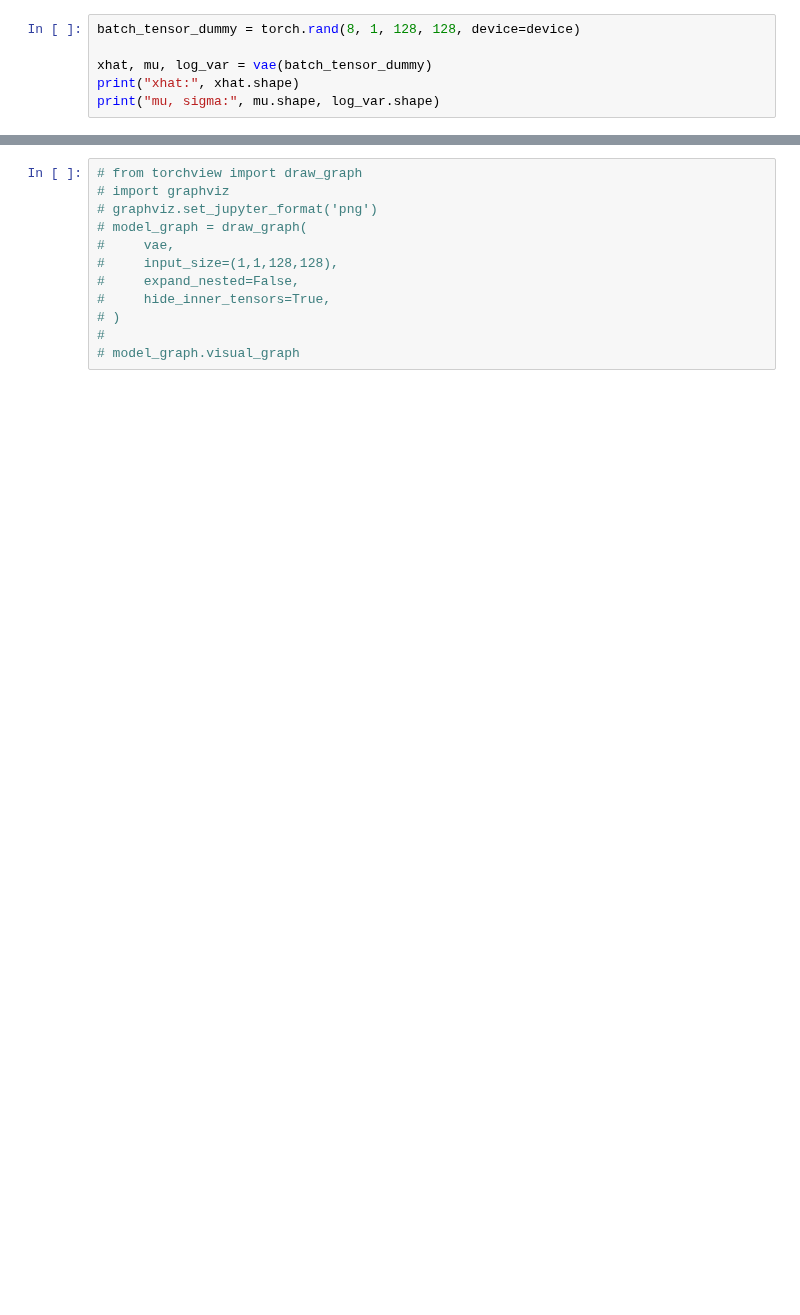
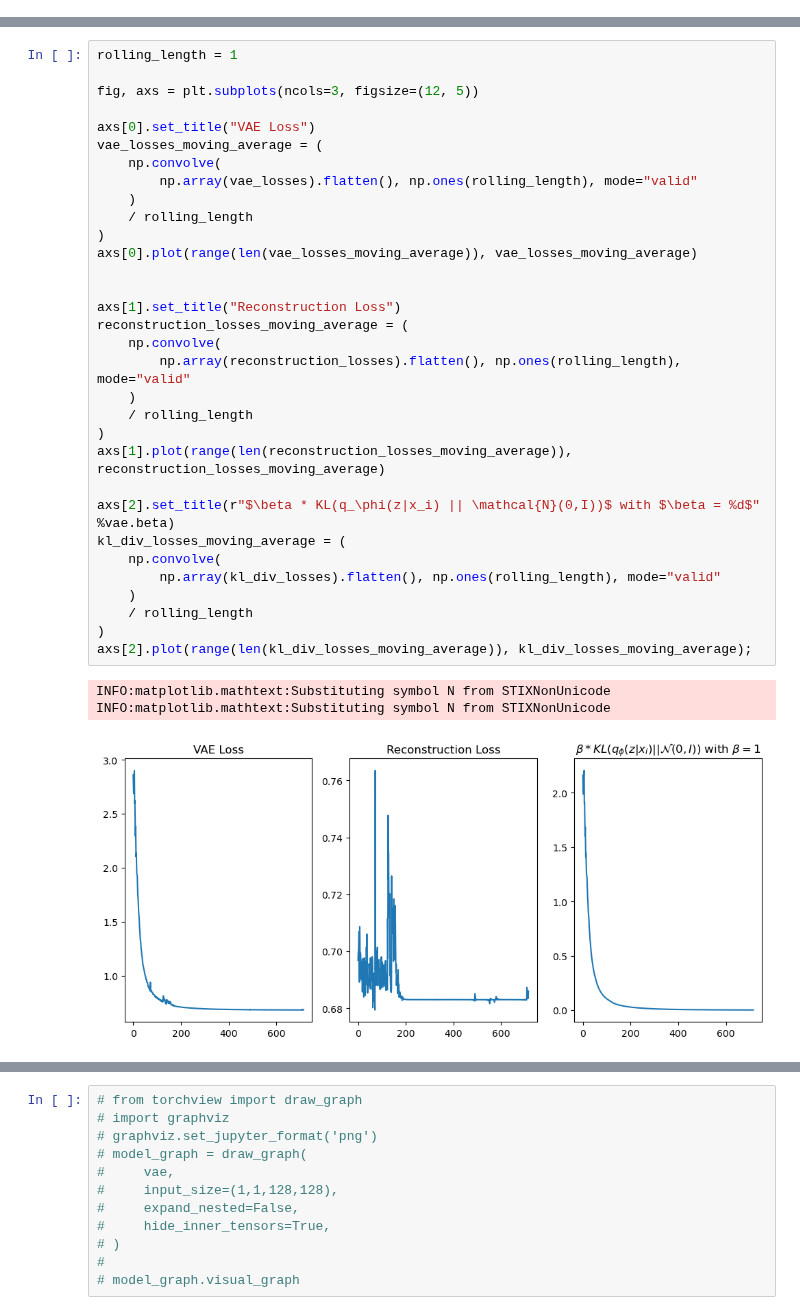
Before and after one commit to till2/self-driving-car, a Jupyter notebook: Dreamer.ipynb, the cells around one changed output, grey strips where cells are left out. Cells and saved outputs as stored; diff of their text form; blank space fills up the shorter version.

```diff
--- a/Dreamer.ipynb
+++ b/Dreamer.ipynb
@@ -514,6 +0,0 @@ print(vae.get_num_params())
-# %%
-batch_tensor_dummy = torch.rand(8, 1, 128, 128, device=device)
-
-xhat, mu, log_var = vae(batch_tensor_dummy)
-print("xhat:", xhat.shape)
-print("mu, sigma:", mu.shape, log_var.shape)
@@ -688,0 +425,36 @@ interactive(children=(FloatSlider(value=0.0, description='z 1', max=1.0, step=0.
+# %%
+rolling_length = 1
+
+fig, axs = plt.subplots(ncols=3, figsize=(12, 5))
+
+axs[0].set_title("VAE Loss")
+vae_losses_moving_average = (
+    np.convolve(
+        np.array(vae_losses).flatten(), np.ones(rolling_length), mode="valid"
+    )
+    / rolling_length
+)
+axs[0].plot(range(len(vae_losses_moving_average)), vae_losses_moving_average)
+
+
+axs[1].set_title("Reconstruction Loss")
+reconstruction_losses_moving_average = (
+    np.convolve(
+        np.array(reconstruction_losses).flatten(), np.ones(rolling_length), mode="valid"
+    )
+    / rolling_length
+)
+axs[1].plot(range(len(reconstruction_losses_moving_average)), reconstruction_losses_moving_average)
+
+axs[2].set_title(r"$\beta * KL(q_\phi(z|x_i) || \mathcal{N}(0,I))$ with $\beta = %d$" %vae.beta)
+kl_div_losses_moving_average = (
+    np.convolve(
+        np.array(kl_div_losses).flatten(), np.ones(rolling_length), mode="valid"
+    )
+    / rolling_length
+)
+axs[2].plot(range(len(kl_div_losses_moving_average)), kl_div_losses_moving_average);
+# %% [output]
+INFO:matplotlib.mathtext:Substituting symbol N from STIXNonUnicode
+INFO:matplotlib.mathtext:Substituting symbol N from STIXNonUnicode
+[figure, added]
```
Also changed, not shown: parts of 49 cells of this notebook, 3 other files.
